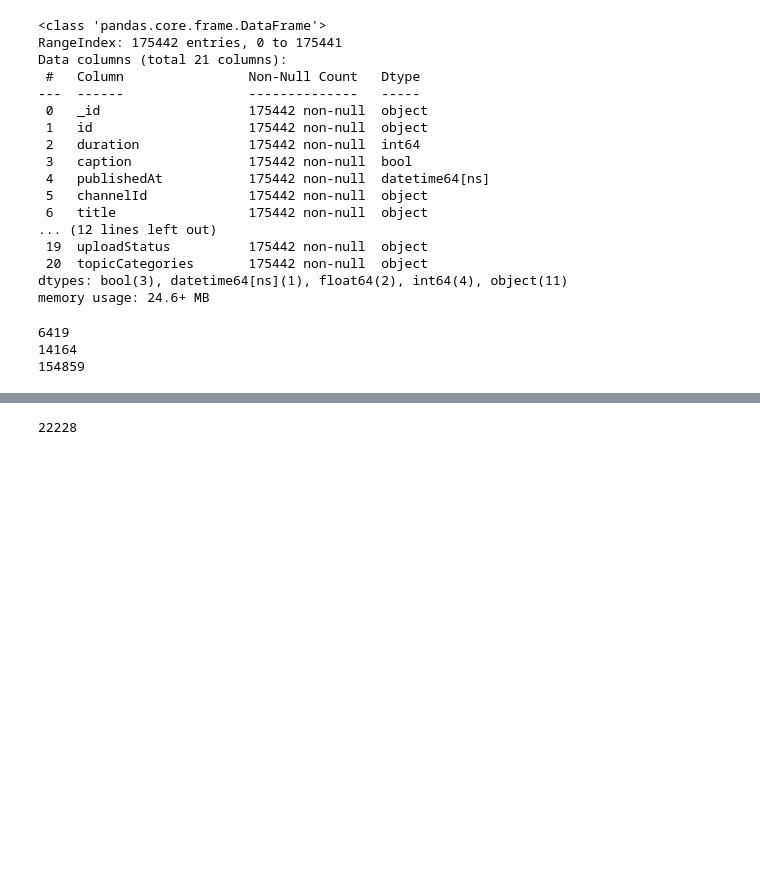
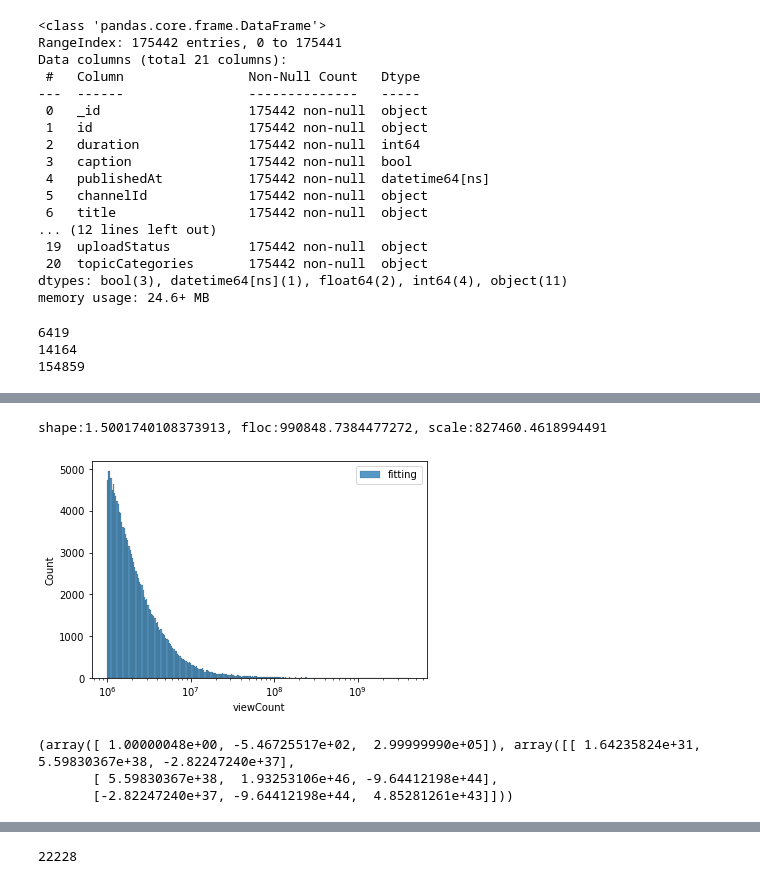
Before and after one commit to lemontree1729/learning-youtube-api, a Jupyter notebook: main.ipynb, the cells around one changed output, grey strips where cells are left out. Cells and saved outputs as stored; diff of their text form; code cells hidden in the pictures; blank space fills up the shorter version.

```diff
--- a/main.ipynb
+++ b/main.ipynb
@@ -222,7 +241 @@ sns.histplot(hasComment, x=hasComment.commentperview, log_scale=True, kde=True,
 [figure]
-# %%
-print(kstest(hasComment["commentperview"], 'norm', (0.0010069749358285341, 0.0024945284406088773)))
-print(kstest(hasComment["commentperview"], 'lognorm', (1111231,1,2)))
-loc, scale1 = norm.fit(hasComment["commentperview"])
-shape, floc, scale2 = lognorm.fit(hasComment["commentperview"])
-print(loc, scale1, shape, floc, scale2)
@@ -253,0 +242,14 @@ df[df.favoriteCount != 0]["favoriteCount"]
+# %%
+categories = hasComment.categoryId.unique()
+videoCategories = db["videoCategories"]
+data = []
+for category in categories:
+    if not videoCategories.find_one({"id":str(category)}):
+        continue
+    name = videoCategories.find_one({"id":str(category)})["snippet"]["title"]
+    params = lognorm.fit(hasComment[hasComment.categoryId==int(category)]["commentperview"])
+    data.append([name, *params])
+    # categoryfit.append([name, *params])
+    # print(f"shape:{params[0]}, floc:{params[1]}, scale:{params[2]}")
+categoryfit = pd.DataFrame(data=data, columns=["name", "shape", "floc", "scale"])
+categoryfit.sort_values("scale", ascending=False)
@@ -253,0 +272,30 @@ df[df.favoriteCount != 0]["favoriteCount"]
+# %%
+sns.histplot(hasComment, x=hasComment.viewCount, log_scale=True)
+params = lognorm.fit(hasComment.viewCount)
+plt.legend(labels = ['fitting','viewCount'])
+print(f"shape:{params[0]}, floc:{params[1]}, scale:{params[2]}")
+# params =[ 1.00000048e+00, -5.46725517e+02,  2.99999990e+05]
+# sns.histplot([lognorm.rvs(*params) for _ in range(300000)], log_scale=True, color="r", alpha=0, kde=True)
+# %% [output]
+shape:1.5001740108373913, floc:990848.7384477272, scale:827460.4618994491
+[figure, added]
+# %%
+from scipy import optimize
+
+y_data, x_data= np.histogram(hasComment.viewCount, bins="auto")
+def piecewise_lognorm(x, shape, floc, scale):
+    return np.piecewise(x, [x < 10**6], [0 , lambda x:lognorm.pdf(x, shape, floc, scale)])
+
+counter = 0
+for i,x in enumerate(x_data):
+    shape, floc, scale = 1.5001740108373913, 990848.7384477272, 827460.4618994491
+    if counter >= 100:
+        break
+    counter += 1
+
+
+print(optimize.curve_fit(piecewise_lognorm, x_data[:-1], y_data, bounds=([1,-np.Inf,100000], [10,np.Inf, 300000])))
+# %% [output]
+(array([ 1.00000048e+00, -5.46725517e+02,  2.99999990e+05]), array([[ 1.64235824e+31,  5.59830367e+38, -2.82247240e+37],
+       [ 5.59830367e+38,  1.93253106e+46, -9.64412198e+44],
+       [-2.82247240e+37, -9.64412198e+44,  4.85281261e+43]]))
```
Also changed, not shown: parts of 23 cells of this notebook.
